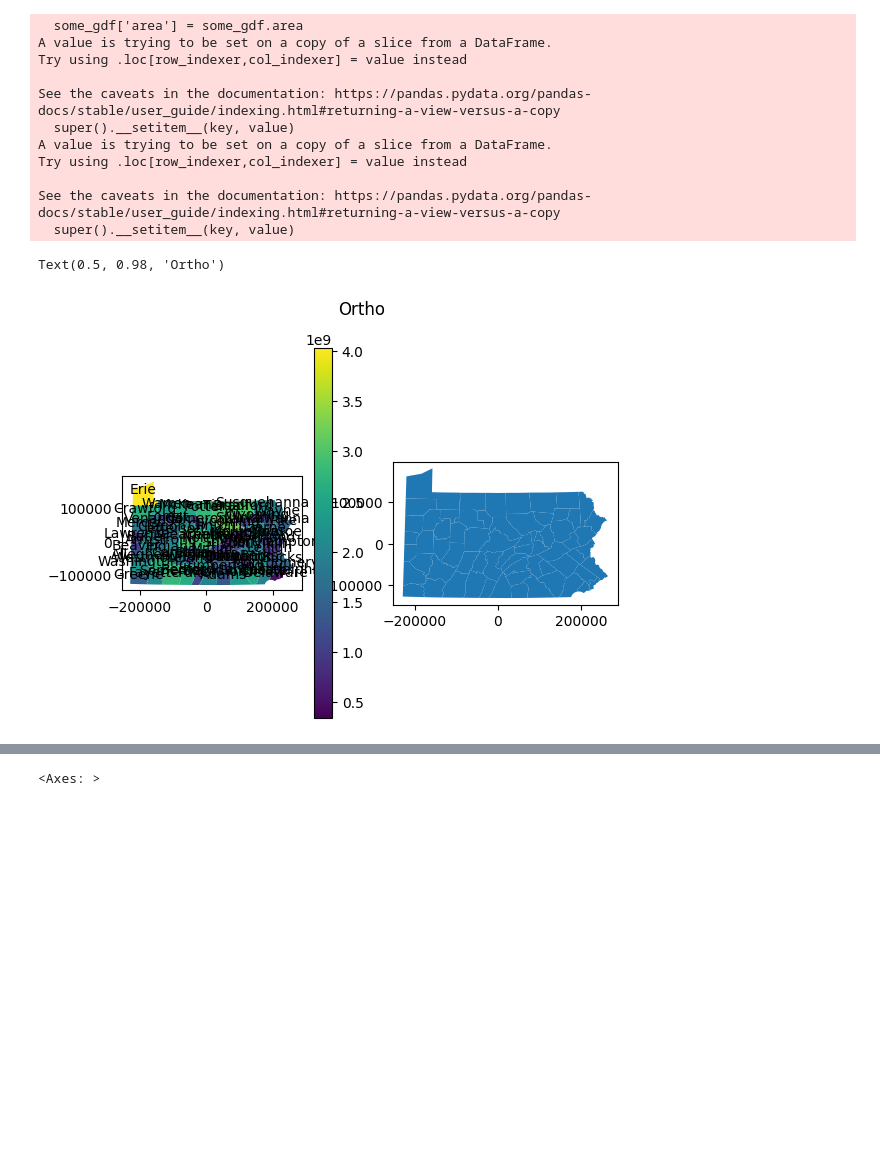
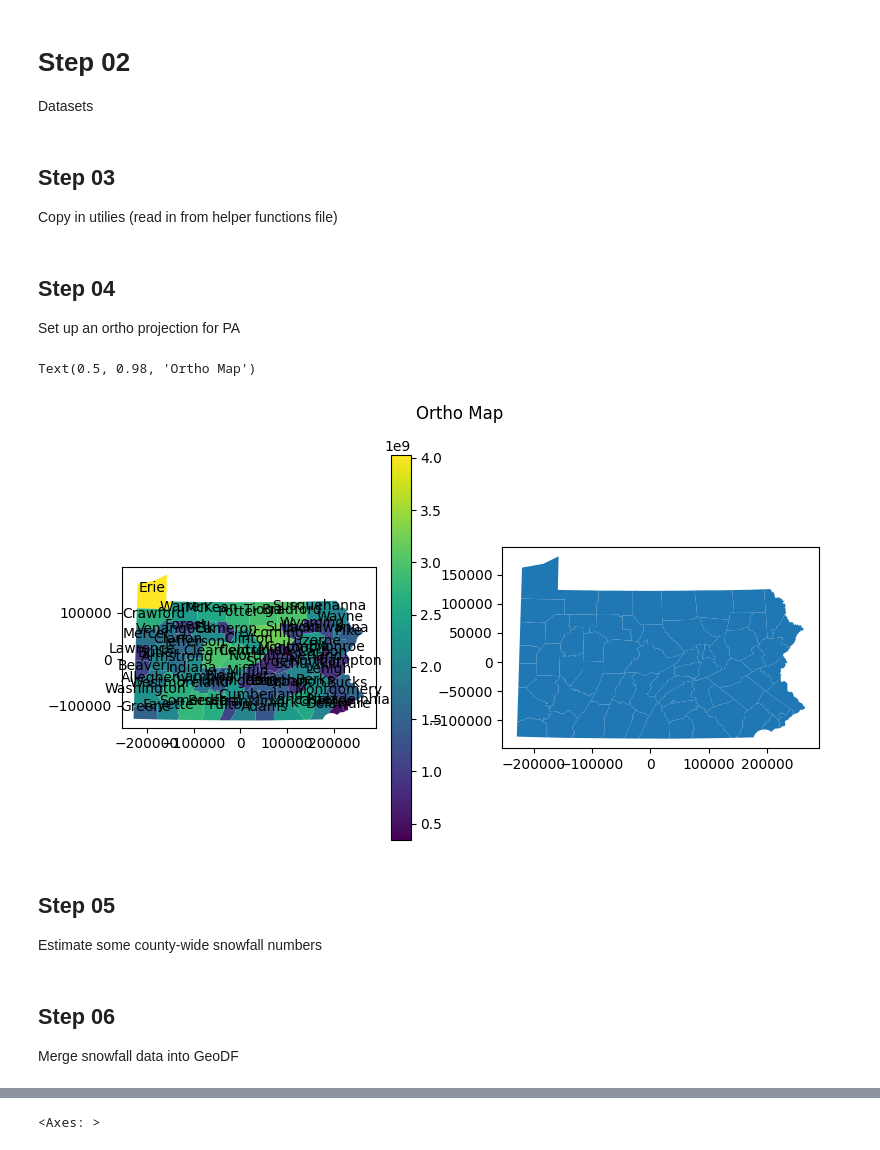
Before and after one commit to erickdcohen/information_visualization_class, a Jupyter notebook: assignments/03_working_with_maps/src/working_with_maps.ipynb, the cells around one changed output, grey strips where cells are left out. Saved outputs shown, nothing was run; the diff lists cells and outputs as text; code cells hidden in the pictures; blank space fills up the shorter version.

```diff
--- a/assignments/03_working_with_maps/src/working_with_maps.ipynb
+++ b/assignments/03_working_with_maps/src/working_with_maps.ipynb
@@ -25,0 +26,4 @@ tl_us_county_gpd = gpd.read_file(PATH_TO_TL_COUNTY_DATA)
+# %% [markdown]
+# Step 02
+
+Datasets
@@ -26,36 +36,36 @@ tl_us_county_gpd = gpd.read_file(PATH_TO_TL_COUNTY_DATA)
+# %% [markdown]
+## Step 03
+
+Copy in utilies (read in from helper functions file)
+# %% [markdown]
+## Step 04
+
+Set up an ortho projection for PA
 # %%
 # select geometry for PA from GeoDF PA FIPS = 42
 pa_geom = tl_us_county_gpd[tl_us_county_gpd["STATEFP"] == "42"]
 
 # set up orthographic projection
 add_area_and_label_coords(pa_geom)
 centroid_x, centroid_y = calc_overall_centroid(pa_geom)
-
 lat = centroid_y
 lon = centroid_x
 ortho = CRS.from_proj4(
     f"+proj=ortho +lat_0={lat} +lon_0={lon} +x_0=0 +y_0=0 +a=6370997 +b=6370997 +units=m +no_defs")
 
+# set CRS for ortho geo df
 ortho_gdf = pa_geom.to_crs(ortho)
-ortho_gdf.crs
 
 add_area_and_label_coords(ortho_gdf)
-fig, axes = plt.subplots(1, 2)
+fig, axes = plt.subplots(1, 2, figsize=(9, 5))
 plot_with_labels(ortho_gdf, field_col='area', name_col='NAME', ax=axes[0])
 plot_with_labels(ortho_gdf, ax=axes[1])
-fig.suptitle('Ortho')
+fig.suptitle('Ortho Map')
 # %% [output]
-  some_gdf['area'] = some_gdf.area
-A value is trying to be set on a copy of a slice from a DataFrame.
-Try using .loc[row_indexer,col_indexer] = value instead
-
-See the caveats in the documentation: https://pandas.pydata.org/pandas-docs/stable/user_guide/indexing.html#returning-a-view-versus-a-copy
-  super().__setitem__(key, value)
-A value is trying to be set on a copy of a slice from a DataFrame.
-Try using .loc[row_indexer,col_indexer] = value instead
-
-See the caveats in the documentation: https://pandas.pydata.org/pandas-docs/stable/user_guide/indexing.html#returning-a-view-versus-a-copy
-  super().__setitem__(key, value)
+Text(0.5, 0.98, 'Ortho Map')
-Text(0.5, 0.98, 'Ortho')
-[figure, old version]
+[figure, new version]
+# %% [markdown]
+## Step 05
+
+Estimate some county-wide snowfall numbers
 # %%
@@ -118,6 +131,10 @@ snowstorm_counties_pruned_df = snowstorm_counties_df.loc[:, cols_to_keep]
 snowstorm_county_means = snowstorm_counties_pruned_df.groupby(["County"])[
     "Expected Snowfall"].mean().to_frame().reset_index(drop=False).rename(
         columns={"Expected Snowfall": "mean_expected_snowfall"})
+# %% [markdown]
+## Step 06
+
+Merge snowfall data into GeoDF
 # %%
 # Merge snowfall df into GeoDataframe
 gdf_snowstorm = pd.merge(
```
Also changed, not shown: parts of 11 cells of this notebook.
